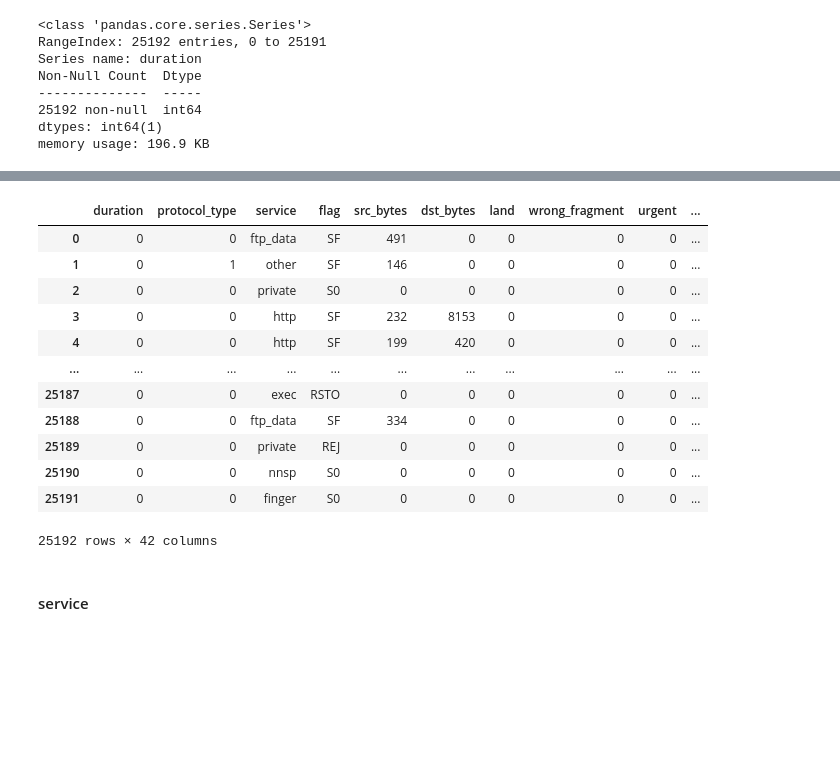
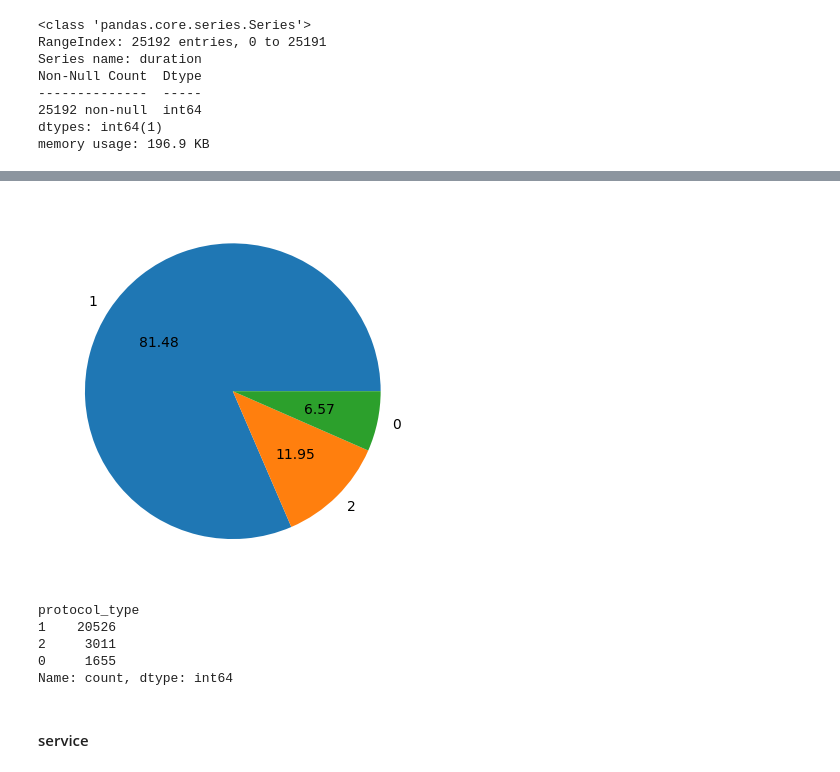
Before and after one commit to Mahesh8177/cyber_security, a Jupyter notebook: mahesh/Cyber_Security.ipynb, the cells around one changed output, grey strips where cells are left out. Cells and saved outputs as stored; diff of their text form; code cells hidden in the pictures; blank space fills up the shorter version.

```diff
--- a/mahesh/Cyber_Security.ipynb
+++ b/mahesh/Cyber_Security.ipynb
@@ -154,19 +166,16 @@ df['protocol_type'].replace({'tcp':0, 'udp':1, 'icmp':2},inplace=True)
+# %%
+plt.pie(df['protocol_type'].value_counts(),labels=[1,2,0], autopct='%0.2f')
+plt.show()
+# %% [output]
+[figure, added]
 # %%
-df
+df['protocol_type'].value_counts()
 # %% [output]
-|  | duration | protocol_type | service | flag | src_bytes | dst_bytes | land | wrong_fragment | urgent | ... |
-| 0 | 0 | 0 | ftp_data | SF | 491 | 0 | 0 | 0 | 0 | ... |
-| 1 | 0 | 1 | other | SF | 146 | 0 | 0 | 0 | 0 | ... |
-| 2 | 0 | 0 | private | S0 | 0 | 0 | 0 | 0 | 0 | ... |
-| 3 | 0 | 0 | http | SF | 232 | 8153 | 0 | 0 | 0 | ... |
-| 4 | 0 | 0 | http | SF | 199 | 420 | 0 | 0 | 0 | ... |
-| ... | ... | ... | ... | ... | ... | ... | ... | ... | ... | ... |
-| 25187 | 0 | 0 | exec | RSTO | 0 | 0 | 0 | 0 | 0 | ... |
-| 25188 | 0 | 0 | ftp_data | SF | 334 | 0 | 0 | 0 | 0 | ... |
-| 25189 | 0 | 0 | private | REJ | 0 | 0 | 0 | 0 | 0 | ... |
-| 25190 | 0 | 0 | nnsp | S0 | 0 | 0 | 0 | 0 | 0 | ... |
-| 25191 | 0 | 0 | finger | S0 | 0 | 0 | 0 | 0 | 0 | ... |
-25192 rows × 42 columns
+protocol_type
+1    20526
+2     3011
+0     1655
+Name: count, dtype: int64
 # %% [markdown]
 #### service
 # %%
```
Also changed, not shown: parts of 297 cells of this notebook, 1 other file.
